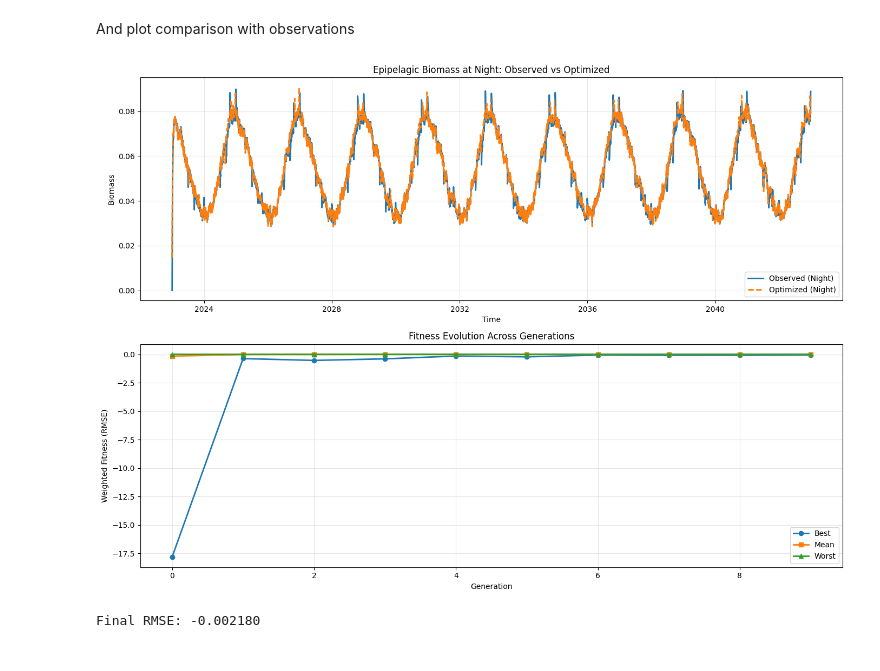
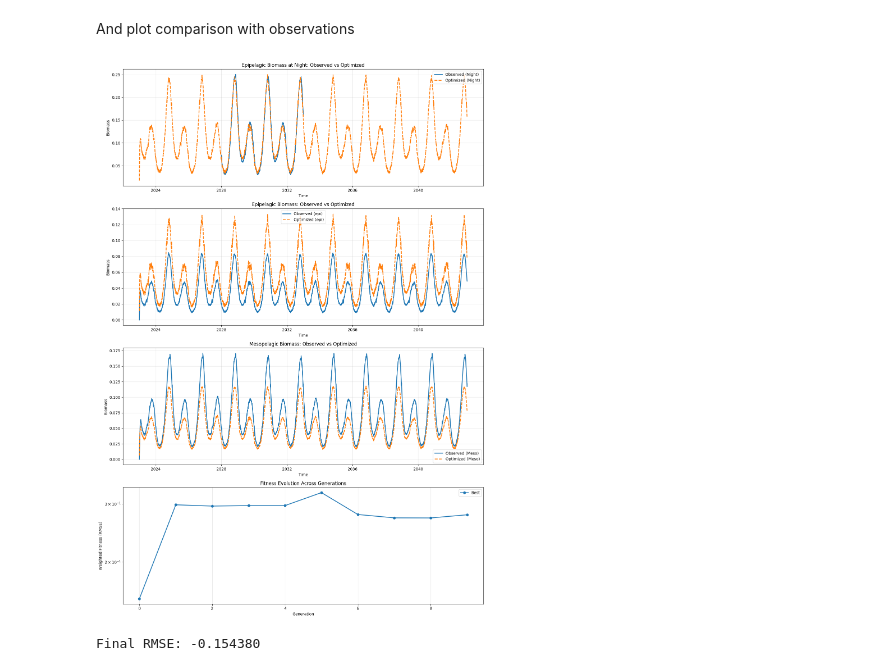
Before and after one commit to Ash12H/seapopym-optimization, a Jupyter notebook: docs/notebooks/complexe_example.ipynb, the cells around one changed output. Drawn from its saved outputs; the diff is of its cells as text; code cells hidden in the pictures.

```diff
--- a/docs/notebooks/complexe_example.ipynb
+++ b/docs/notebooks/complexe_example.ipynb
@@ -240,7 +272,7 @@ fg_set = FunctionalGroupSet(functional_groups=functional_groups)
 ## 4. Create cost function with processor
 # %%
 # Create processor with RMSE metric
-processor = TimeSeriesScoreProcessor(comparator=rmse_comparator)
+processor = TimeSeriesScoreProcessor(comparator=nrmse_std_comparator)
 
 # Create cost function with both observations
 cost_function = CostFunction(
@@ -248,23 +280,30 @@ cost_function = CostFunction(
     functional_groups=fg_set,
     forcing=forcing_parameter,
     kernel=KernelParameter(),
+    # observations=[observation_night, observation_day],
     observations=[observation_night],
     processor=processor,
 )
 # %% [markdown]
 ## 5. Initialize logbook with Sobol samples
 # %%
-logbook = Logbook.from_sobol_samples(fg_set, sample_number=64, fitness_names=["Epipelagic at night"])
+logbook = Logbook.from_sobol_samples(
+    # fg_set, sample_number=64, fitness_names=["Epipelagic at night", "Epipelagic at day"]
+    fg_set,
+    sample_number=64,
+    fitness_names=["Epipelagic at night"],
+)
 # %% [markdown]
 ## 6. Configure and run genetic algorithm
 # %%
 metaparam = GeneticAlgorithmParameters(
     ETA=20,
     INDPB=0.2,
-    CXPB=0.7,
+    CXPB=0.9,
     MUTPB=1,
     NGEN=10,
-    POP_SIZE=200,
+    POP_SIZE=100,
+    # cost_function_weight=(-1, -1),  # Minimize RMSE for both groups
     cost_function_weight=(-1,),  # Minimize RMSE for both groups
 )
 # %%
@@ -368,7 +419,7 @@ optimized_config = configuration_generator.generate(
 )
 
 # Run model with optimized parameters
-with NoTransportLightModel.from_configuration(optimized_config) as optimized_model:
+with NoTransportModel.from_configuration(optimized_config) as optimized_model:
     optimized_model.run()
     optimized_biomass = optimized_model.state.biomass
 
@@ -386,35 +437,54 @@ with xr.set_options(keep_attrs=True):
 # %% [markdown]
 And plot comparison with observations
 # %%
-fig, (ax1, ax2) = plt.subplots(2, 1, figsize=(14, 10))
+fig, (ax1, ax2, ax3, ax4) = plt.subplots(4, 1, figsize=(14, 4 * 5))
 
 # Plot biomass comparison for night observation
 night_observation.plot(ax=ax1, label="Observed (Night)", linewidth=2)
 optimized_night_biomass.plot(ax=ax1, label="Optimized (Night)", linestyle="--", linewidth=2)
 ax1.set_title("Epipelagic Biomass at Night: Observed vs Optimized")
 ax1.set_xlabel("Time")
 ax1.set_ylabel("Biomass")
 ax1.legend()
 ax1.grid(True, alpha=0.3)
 
+# Plot biomass comparison for epi
+observed_biomass_group0.plot(ax=ax2, label="Observed (epi)", linewidth=2)
+optimized_biomass_group0.plot(ax=ax2, label="Optimized (epi)", linestyle="--", linewidth=2)
+ax2.set_title("Epipelagic Biomass: Observed vs Optimized")
+ax2.set_xlabel("Time")
+ax2.set_ylabel("Biomass")
+ax2.legend()
+ax2.grid(True, alpha=0.3)
+
+# Plot biomass comparison for meso
+observed_biomass_group1.plot(ax=ax3, label="Observed (Meso)", linewidth=2)
+optimized_biomass_group1.plot(ax=ax3, label="Optimized (Meso)", linestyle="--", linewidth=2)
+ax3.set_title("Mesopelagic Biomass: Observed vs Optimized")
+ax3.set_xlabel("Time")
+ax3.set_ylabel("Biomass")
+ax3.legend()
+ax3.grid(True, alpha=0.3)
+
 # Plot fitness evolution
 fitness_evolution = (
     optimization_results[LogbookCategory.WEIGHTED_FITNESS].groupby(LogbookIndex.GENERATION).agg(["min", "mean", "max"])
 )
 
-fitness_evolution[LogbookCategory.WEIGHTED_FITNESS]["min"].plot(ax=ax2, label="Best", marker="o", linewidth=2)
-fitness_evolution[LogbookCategory.WEIGHTED_FITNESS]["mean"].plot(ax=ax2, label="Mean", marker="s", linewidth=2)
-fitness_evolution[LogbookCategory.WEIGHTED_FITNESS]["max"].plot(ax=ax2, label="Worst", marker="^", linewidth=2)
-ax2.set_title("Fitness Evolution Across Generations")
-ax2.set_xlabel("Generation")
-ax2.set_ylabel("Weighted Fitness (RMSE)")
-ax2.legend()
-ax2.grid(True, alpha=0.3)
+fitness_evolution[LogbookCategory.WEIGHTED_FITNESS]["max"].abs().plot(ax=ax4, label="Best", marker="o", linewidth=2)
+# fitness_evolution[LogbookCategory.WEIGHTED_FITNESS]["mean"].abs().plot(ax=ax4, label="Mean", marker="s", linewidth=2)
+# fitness_evolution[LogbookCategory.WEIGHTED_FITNESS]["min"].abs().plot(ax=ax4, label="Worst", marker="^", linewidth=2)
+ax4.set_title("Fitness Evolution Across Generations")
+ax4.set_xlabel("Generation")
+ax4.set_ylabel("Weighted Fitness (RMSE)")
+ax4.legend()
+ax4.grid(True, alpha=0.3)
+ax4.set_yscale("log")
 
 plt.tight_layout()
 plt.show()
 
 print(f"\nFinal RMSE: {best_individual[(LogbookCategory.WEIGHTED_FITNESS, LogbookCategory.WEIGHTED_FITNESS)]:.6f}")
 # %% [output]
-[figure, old version]
+[figure, new version]
-Final RMSE: -0.002180
+Final RMSE: -0.154380
```
Also changed, not shown: parts of 11 cells of this notebook, 7 other files.
